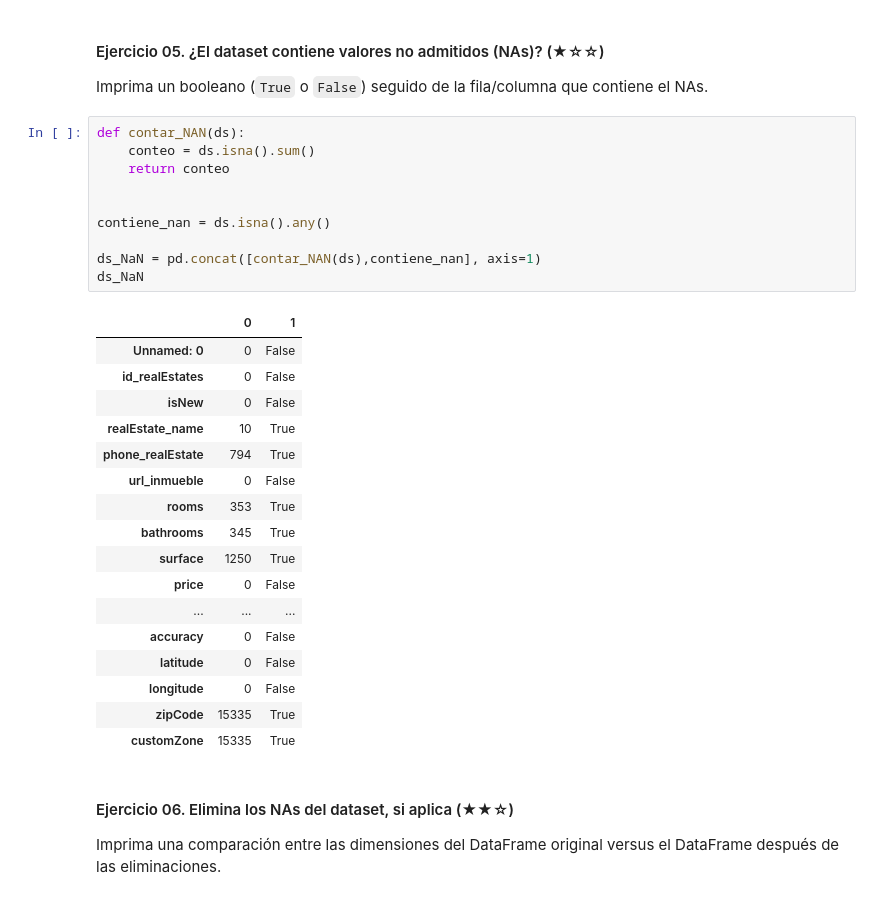
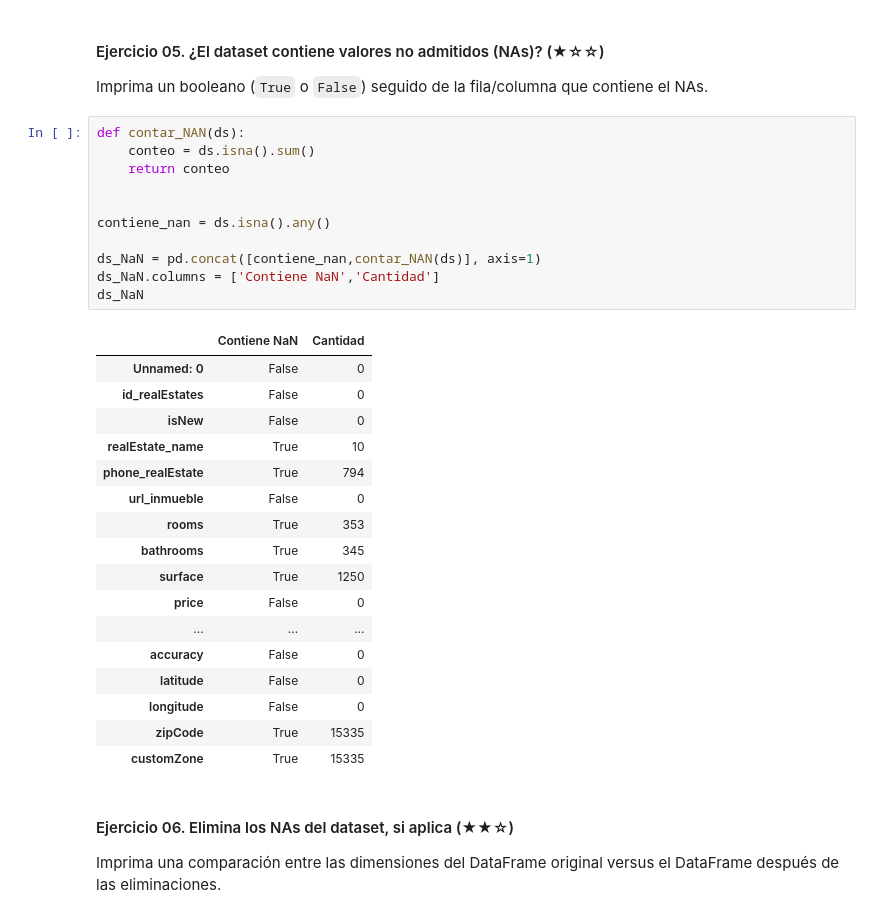
Before and after one commit to diegomacaya/realestate-datacleanup-exercise, a Jupyter notebook: project.es.ipynb, the cells around one changed output. Cells and saved outputs as stored; diff of their text form.

```diff
--- a/project.es.ipynb
+++ b/project.es.ipynb
@@ -127,31 +127,32 @@ Imprima un booleano (`True` o `False`) seguido de la fila/columna que contiene e
 # %%
 def contar_NAN(ds):
     conteo = ds.isna().sum()
     return conteo
 
 
 contiene_nan = ds.isna().any()
 
-ds_NaN = pd.concat([contar_NAN(ds),contiene_nan], axis=1)
+ds_NaN = pd.concat([contiene_nan,contar_NAN(ds)], axis=1)
+ds_NaN.columns = ['Contiene NaN','Cantidad']
 ds_NaN
 # %% [output]
-|  | 0 | 1 |
-| Unnamed: 0 | 0 | False |
-| id_realEstates | 0 | False |
-| isNew | 0 | False |
-| realEstate_name | 10 | True |
-| phone_realEstate | 794 | True |
-| url_inmueble | 0 | False |
-| rooms | 353 | True |
-| bathrooms | 345 | True |
-| surface | 1250 | True |
-| price | 0 | False |
+|  | Contiene NaN | Cantidad |
+| Unnamed: 0 | False | 0 |
+| id_realEstates | False | 0 |
+| isNew | False | 0 |
+| realEstate_name | True | 10 |
+| phone_realEstate | True | 794 |
+| url_inmueble | False | 0 |
+| rooms | True | 353 |
+| bathrooms | True | 345 |
+| surface | True | 1250 |
+| price | False | 0 |
 | ... | ... | ... |
-| accuracy | 0 | False |
-| latitude | 0 | False |
-| longitude | 0 | False |
-| zipCode | 15335 | True |
-| customZone | 15335 | True |
+| accuracy | False | 0 |
+| latitude | False | 0 |
+| longitude | False | 0 |
+| zipCode | True | 15335 |
+| customZone | True | 15335 |
 # %% [markdown]
 #### Ejercicio 06. Elimina los NAs del dataset, si aplica (★★☆)
 
```
Also changed, not shown: parts of 4 cells of this notebook.
